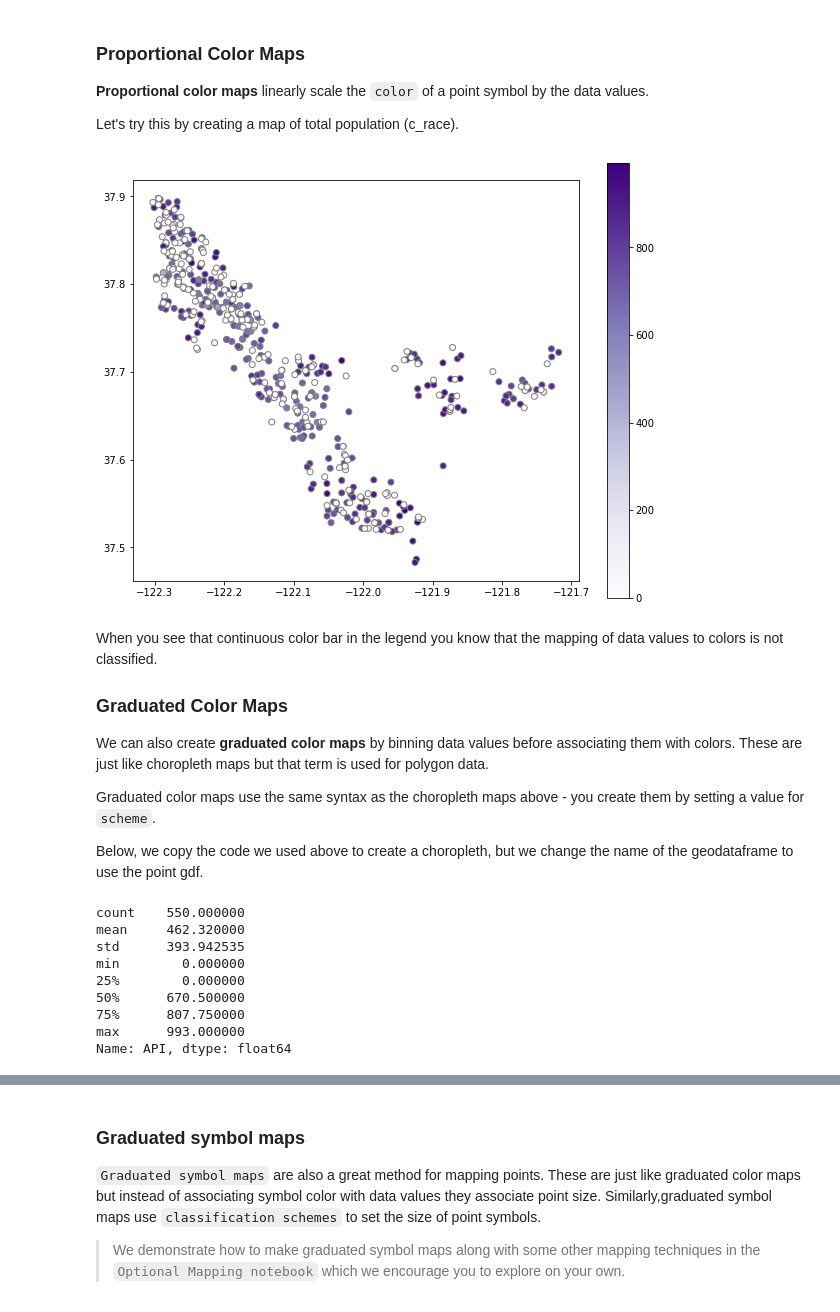
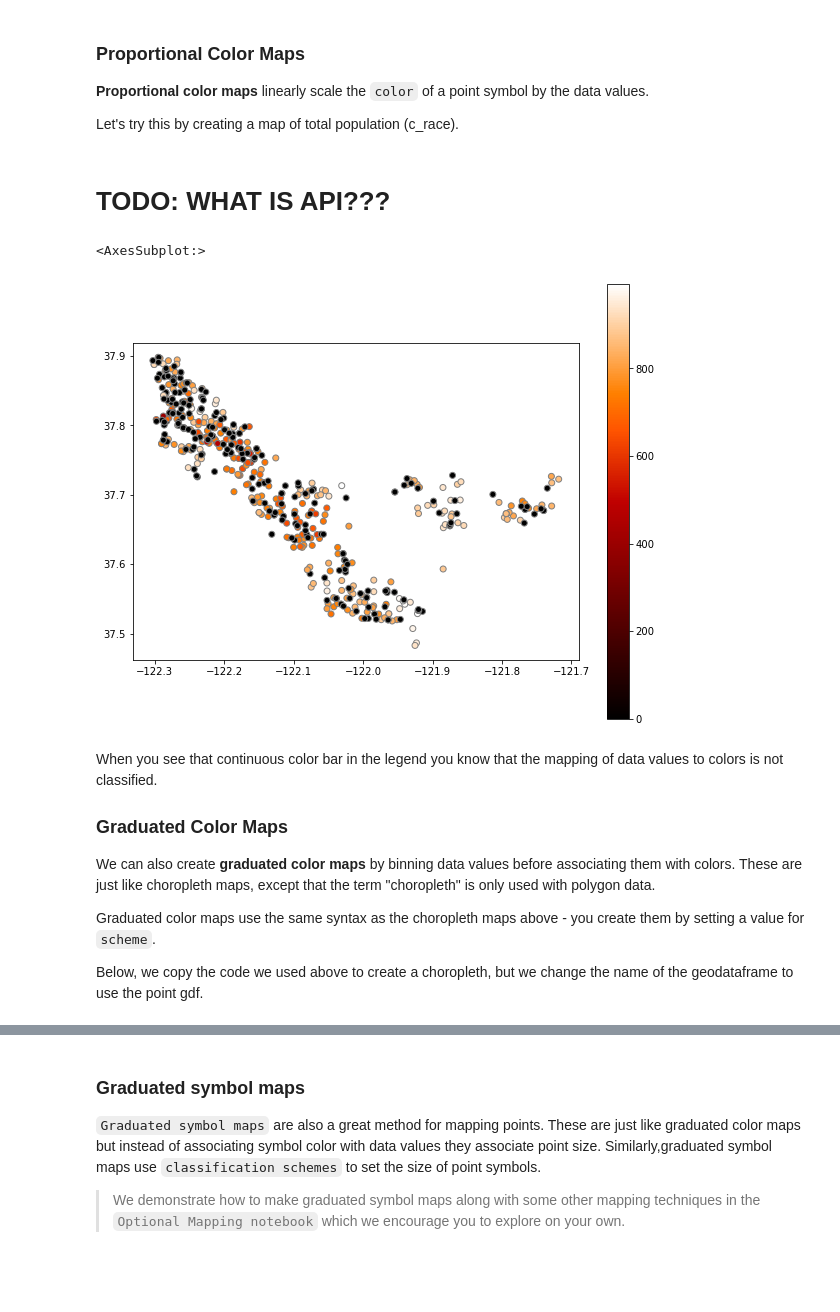
Before and after one commit to dlab-berkeley/Python-Geospatial-Fundamentals-Legacy, a Jupyter notebook: new_sequence/05_Data_Mapping.ipynb, the cells around one changed output, grey strips where cells are left out. Cells and saved outputs as stored; diff of their text form; code cells hidden in the pictures; blank space fills up the shorter version.

```diff
--- a/new_sequence/05_Data_Mapping.ipynb
+++ b/new_sequence/05_Data_Mapping.ipynb
@@ -292,34 +353,24 @@ schools_gdf.plot()
 **Proportional color maps** linearly scale the `color` of a point symbol by the data values.
 
 Let's try this by creating a map of total population (c_race).
+# %% [markdown]
+# TODO: WHAT IS API???
 # %%
-schools_gdf.plot(column="API", cmap="Purples", edgecolor="grey", figsize=(10,8), legend=True)
-plt.show()
+schools_gdf.plot(column="API", cmap="gist_heat", edgecolor="grey", figsize=(10,8), legend=True)
 # %% [output]
+<AxesSubplot:>
-[figure, old version]
+[figure, new version]
 # %% [markdown]
 When you see that continuous color bar in the legend you know that the mapping of data values to colors is not classified.
 
 
 ### Graduated Color Maps
 
-We can also create **graduated color maps** by binning data values before associating them with colors. These are just like choropleth maps but that term is used for polygon data.
+We can also create **graduated color maps** by binning data values before associating them with colors. These are just like choropleth maps, except that the term "choropleth" is only used with polygon data.
 
 Graduated color maps use the same syntax as the choropleth maps above - you create them by setting a value for `scheme`.
 
 Below, we copy the code we used above to create a choropleth, but we change the name of the geodataframe to use the point gdf.
-# %%
-schools_gdf['API'].describe()
-# %% [output]
-count    550.000000
-mean     462.320000
-std      393.942535
-min        0.000000
-25%        0.000000
-50%      670.500000
-75%      807.750000
-max      993.000000
-Name: API, dtype: float64
 # %%
 fig, ax = plt.subplots(figsize = (15,6))
 
```
Also changed, not shown: parts of 50 cells of this notebook, 1 other file.
